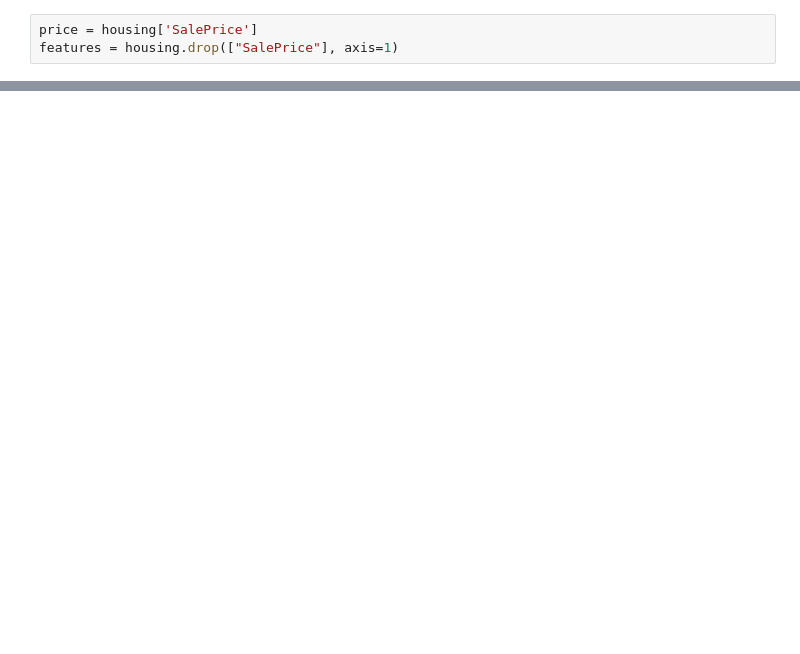
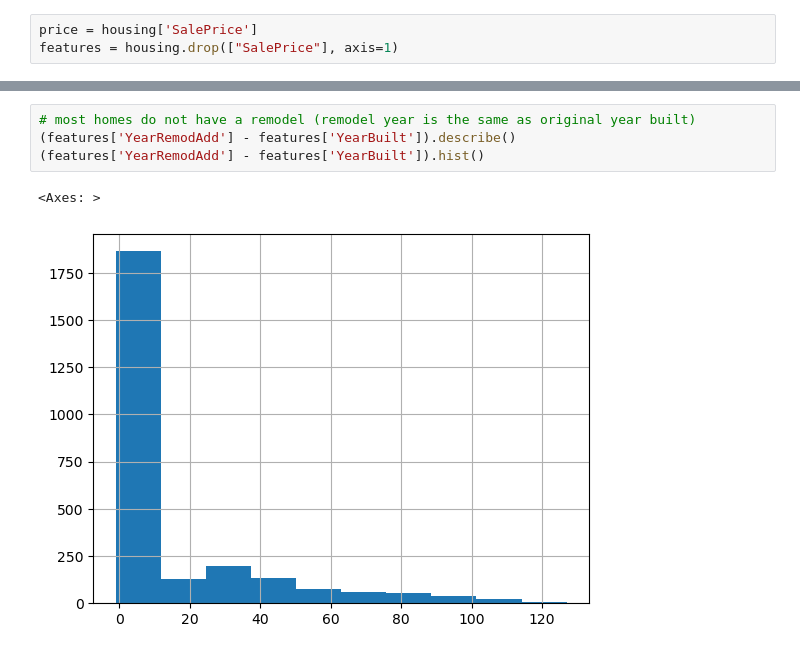
Before and after one commit to ersdanforth/ames_housing, a Jupyter notebook: EDA.ipynb, the cells around one changed output, grey strips where cells are left out. Saved outputs shown, nothing was run; the diff lists cells and outputs as text; blank space fills up the shorter version.

```diff
--- a/EDA.ipynb
+++ b/EDA.ipynb
@@ -578,0 +67,7 @@ features with coefficients shrank to zero: 9
+# %%
+# most homes do not have a remodel (remodel year is the same as original year built)
+(features['YearRemodAdd'] - features['YearBuilt']).describe()
+(features['YearRemodAdd'] - features['YearBuilt']).hist()
+# %% [output]
+<Axes: >
+[figure, added]
```
Also changed, not shown: parts of 108 cells of this notebook, 3 other files.
